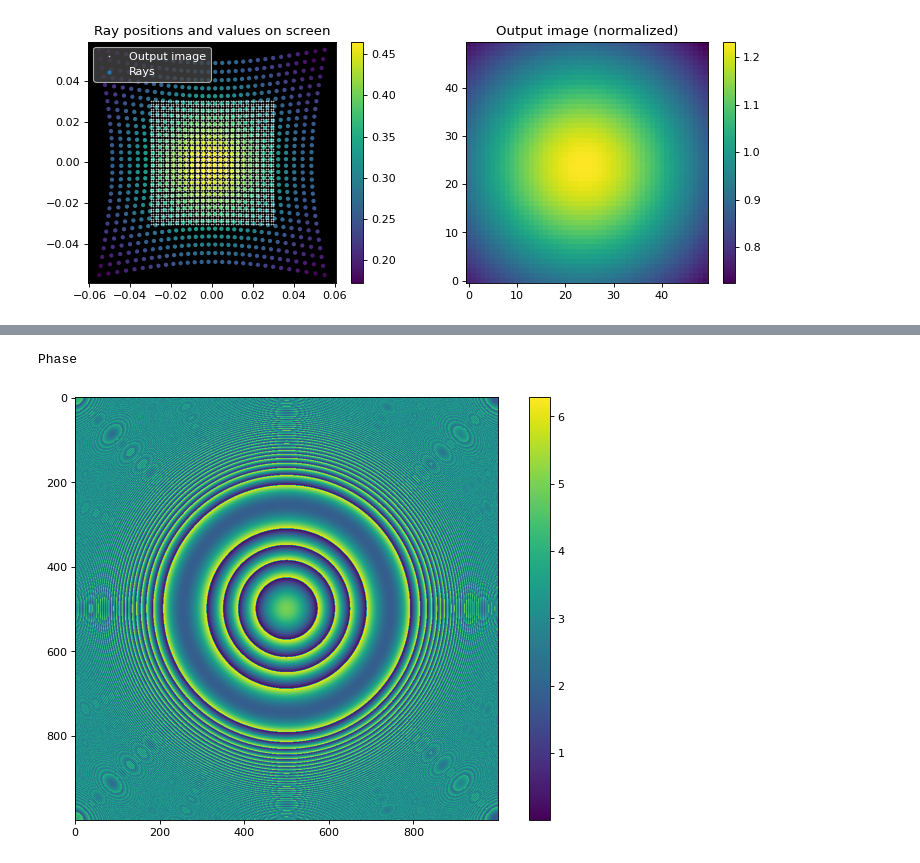
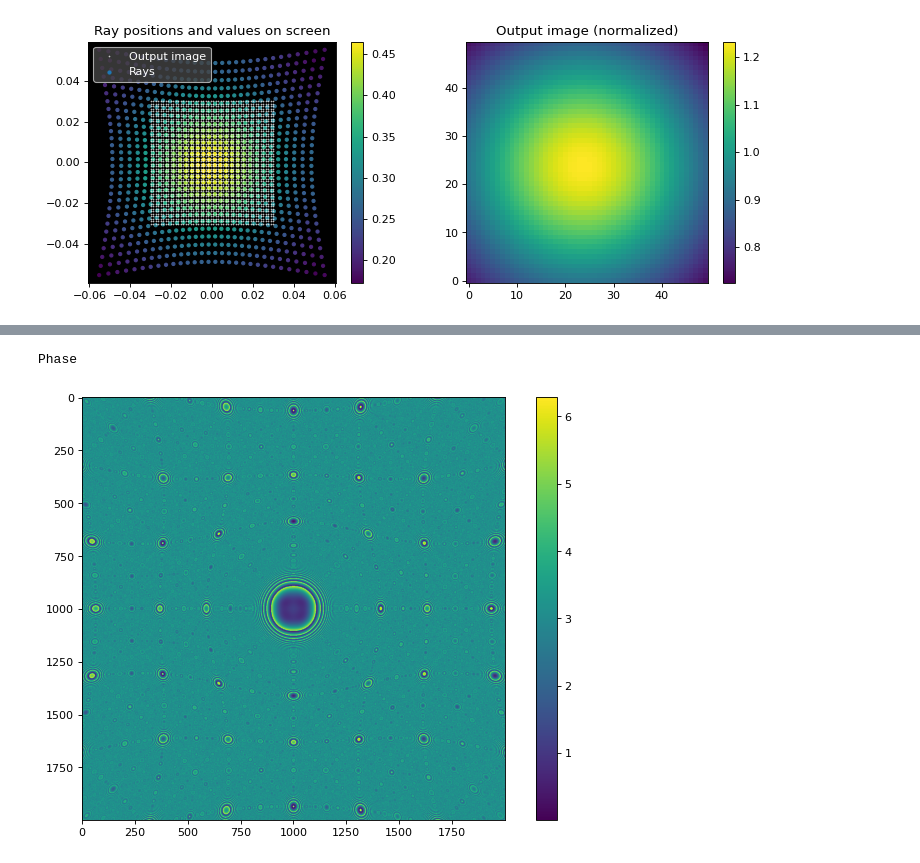
Before and after one commit to IvoVellekoop/raylearn, a Jupyter notebook: raylearn.ipynb, the cells around one changed output, grey strips where cells are left out. Drawn from its saved outputs; the diff is of its cells as text; code cells hidden in the pictures.

```diff
--- a/raylearn.ipynb
+++ b/raylearn.ipynb
@@ -666,25 +692,25 @@ Path lengths
 # %%
 pscreen_np = stuff[0].numpy()
 total_pathlength_np = total_pathlength.squeeze().numpy()
 
 total_pathlength_np.shape
 pscreen_np[:,:,0].shape
 
-newsize = 1000
+newsize = 2000
 f = interp.interp2d(pscreen_np[:,:,0], pscreen_np[:,:,1], total_pathlength_np, kind='cubic')
 x = np.linspace(pscreen_np[0,0,0], pscreen_np[-1,-1,0], newsize)
 y = np.linspace(pscreen_np[0,0,1], pscreen_np[-1,-1,1], newsize)
 pathlength_np = f(x, y)
 
 wavelength = 630e-6
 phase_np = 2*math.pi * np.mod(pathlength_np, wavelength)/wavelength
 
 print('\nPhase')
 fig = plt.figure(figsize=(10,7))
 fig.dpi = 80
 plt.imshow(phase_np)
 plt.colorbar()
 plt.show()
 # %% [output]
 Phase
-[figure, old version]
+[figure, new version]
```
Also changed, not shown: parts of 3 cells of this notebook.
